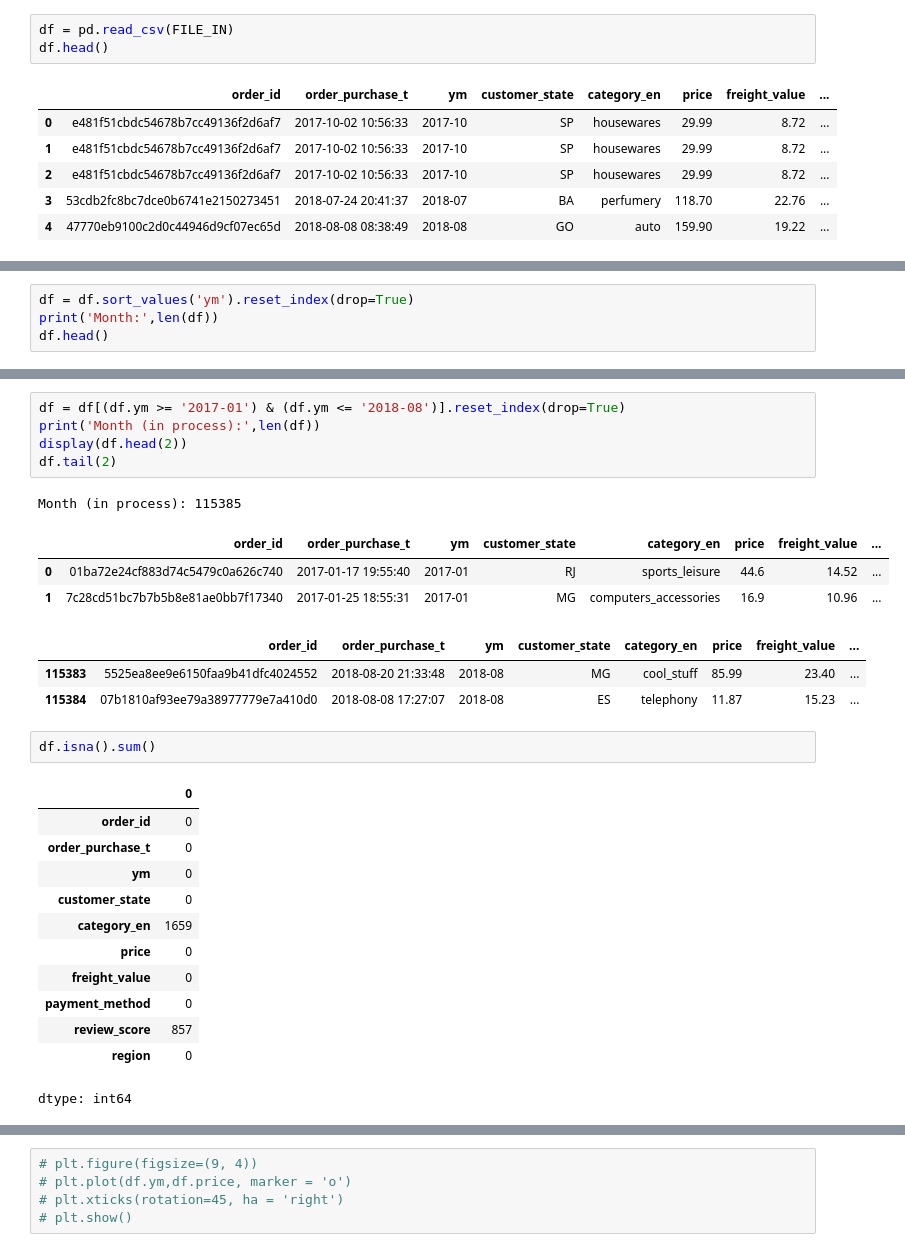
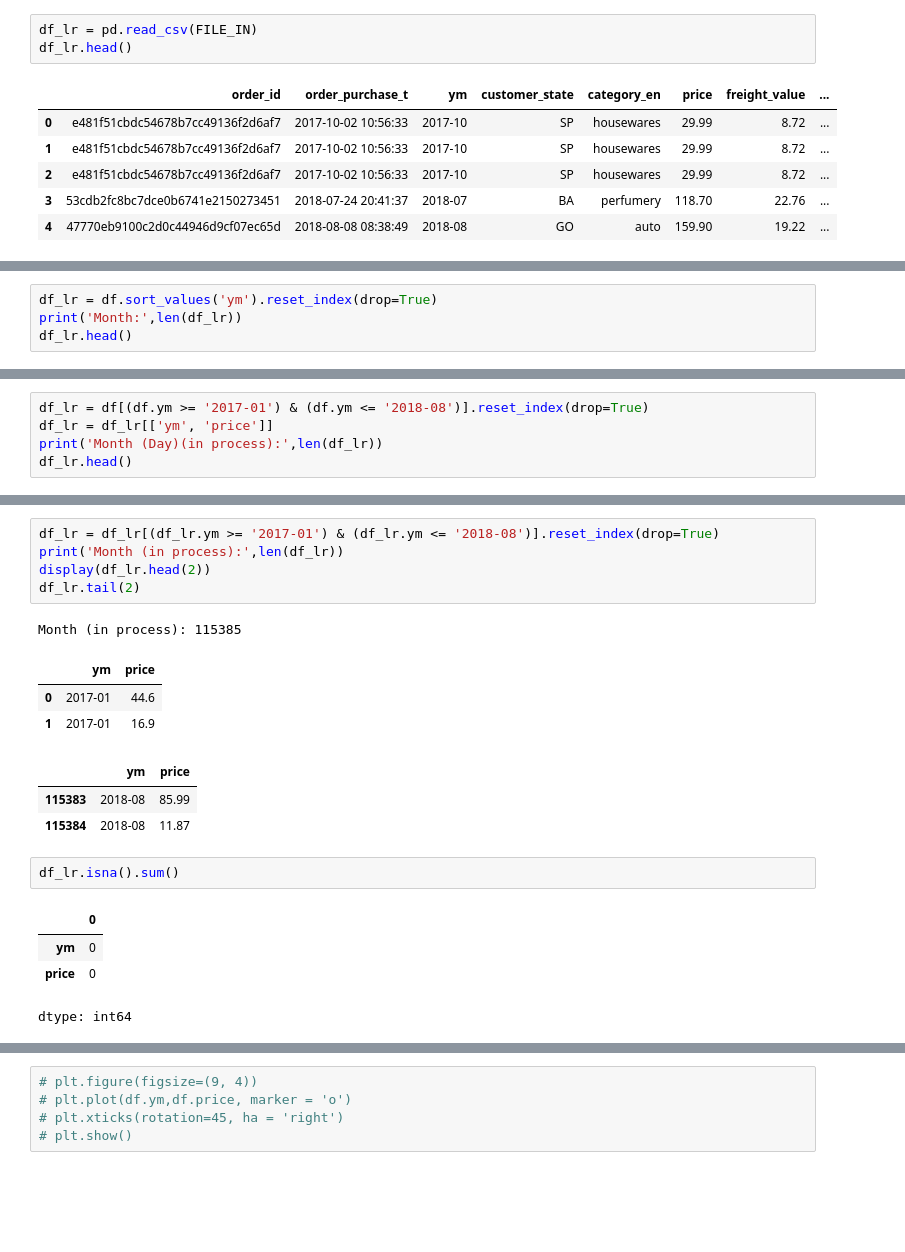
Before and after one commit to edik06031-rgb/Analysis_Cafe_Sales-, a Jupyter notebook: notebook/simple_predict2_olis.ipynb, the cells around one changed output, grey strips where cells are left out. Cells and saved outputs as stored; diff of their text form; blank space fills up the shorter version.

```diff
--- a/notebook/simple_predict2_olis.ipynb
+++ b/notebook/simple_predict2_olis.ipynb
@@ -11,8 +15,8 @@ RANDOM_STATE = 42
 
 FILE_IN = 'https://raw.githubusercontent.com/edik06031-rgb/olist-analytics-DTA-2026/refs/heads/main/data/Main_sales%20_full.csv'
 # %%
-df = pd.read_csv(FILE_IN)
-df.head()
+df_lr = pd.read_csv(FILE_IN)
+df_lr.head()
 # %% [output]
 |  | order_id | order_purchase_t | ym | customer_state | category_en | price | freight_value | ... |
 | 0 | e481f51cbdc54678b7cc49136f2d6af7 | 2017-10-02 10:56:33 | 2017-10 | SP | housewares | 29.99 | 8.72 | ... |
@@ -41,9 +45,9 @@ Data columns (total 10 columns):
 dtypes: float64(3), object(7)
 memory usage: 8.8+ MB
 # %%
-df = df.sort_values('ym').reset_index(drop=True)
-print('Month:',len(df))
-df.head()
+df_lr = df.sort_values('ym').reset_index(drop=True)
+print('Month:',len(df_lr))
+df_lr.head()
 # %% [output]
 Month: 115723
 |  | order_id | order_purchase_t | ym | customer_state | category_en | price | freight_value | ... |
@@ -54,0 +59,5 @@ Month: 115723
+# %%
+df_lr = df[(df.ym >= '2017-01') & (df.ym <= '2018-08')].reset_index(drop=True)
+df_lr = df_lr[['ym', 'price']]
+print('Month (Day)(in process):',len(df_lr))
+df_lr.head()
@@ -55,28 +88,20 @@ Month: 115723
 # %%
-df = df[(df.ym >= '2017-01') & (df.ym <= '2018-08')].reset_index(drop=True)
-print('Month (in process):',len(df))
-display(df.head(2))
-df.tail(2)
+df_lr = df_lr[(df_lr.ym >= '2017-01') & (df_lr.ym <= '2018-08')].reset_index(drop=True)
+print('Month (in process):',len(df_lr))
+display(df_lr.head(2))
+df_lr.tail(2)
 # %% [output]
 Month (in process): 115385
-|  | order_id | order_purchase_t | ym | customer_state | category_en | price | freight_value | ... |
-| 0 | 01ba72e24cf883d74c5479c0a626c740 | 2017-01-17 19:55:40 | 2017-01 | RJ | sports_leisure | 44.6 | 14.52 | ... |
-| 1 | 7c28cd51bc7b7b5b8e81ae0bb7f17340 | 2017-01-25 18:55:31 | 2017-01 | MG | computers_accessories | 16.9 | 10.96 | ... |
+|  | ym | price |
+| 0 | 2017-01 | 44.6 |
+| 1 | 2017-01 | 16.9 |
-|  | order_id | order_purchase_t | ym | customer_state | category_en | price | freight_value | ... |
-| 115383 | 5525ea8ee9e6150faa9b41dfc4024552 | 2018-08-20 21:33:48 | 2018-08 | MG | cool_stuff | 85.99 | 23.40 | ... |
-| 115384 | 07b1810af93ee79a38977779e7a410d0 | 2018-08-08 17:27:07 | 2018-08 | ES | telephony | 11.87 | 15.23 | ... |
+|  | ym | price |
+| 115383 | 2018-08 | 85.99 |
+| 115384 | 2018-08 | 11.87 |
 # %%
-df.isna().sum()
+df_lr.isna().sum()
 # %% [output]
 |  | 0 |
-| order_id | 0 |
-| order_purchase_t | 0 |
 | ym | 0 |
-| customer_state | 0 |
-| category_en | 1659 |
 | price | 0 |
-| freight_value | 0 |
-| payment_method | 0 |
-| review_score | 857 |
-| region | 0 |
 dtype: int64
```
Also changed, not shown: parts of 13 cells of this notebook.
